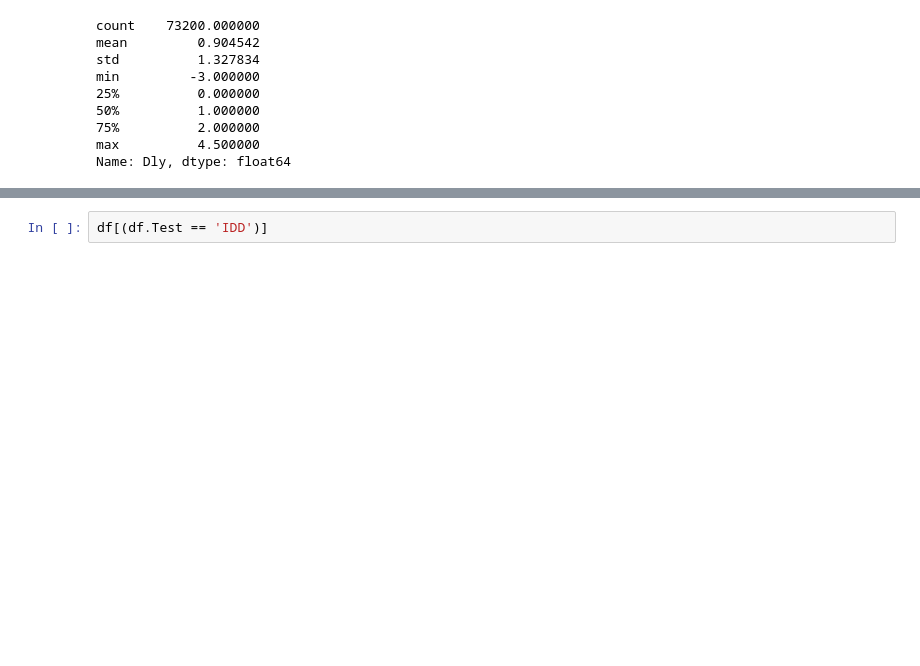
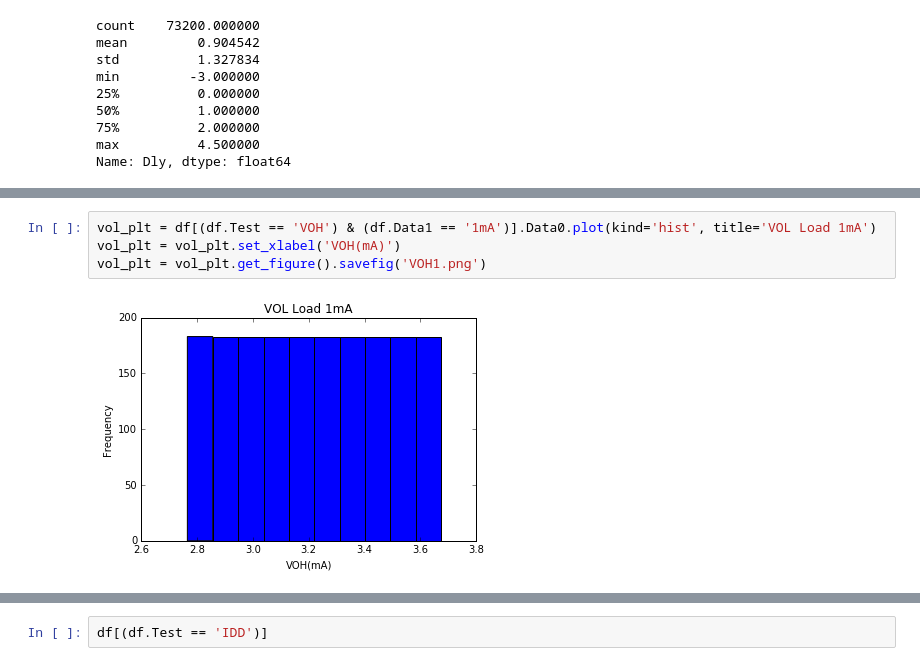
Before and after one commit to yimuguo/DlogProcess, a Jupyter notebook: dlineprocess.ipynb, the cells around one changed output, grey strips where cells are left out. Cells and saved outputs as stored; diff of their text form; blank space fills up the shorter version.

```diff
--- a/dlineprocess.ipynb
+++ b/dlineprocess.ipynb
@@ -141,0 +172,6 @@ Name: Dly, dtype: float64
+# %%
+vol_plt = df[(df.Test == 'VOH') & (df.Data1 == '1mA')].Data0.plot(kind='hist', title='VOL Load 1mA')
+vol_plt = vol_plt.set_xlabel('VOH(mA)')
+vol_plt = vol_plt.get_figure().savefig('VOH1.png')
+# %% [output]
+[figure, added]
```
Also changed, not shown: parts of 22 cells of this notebook, 15 other files.
